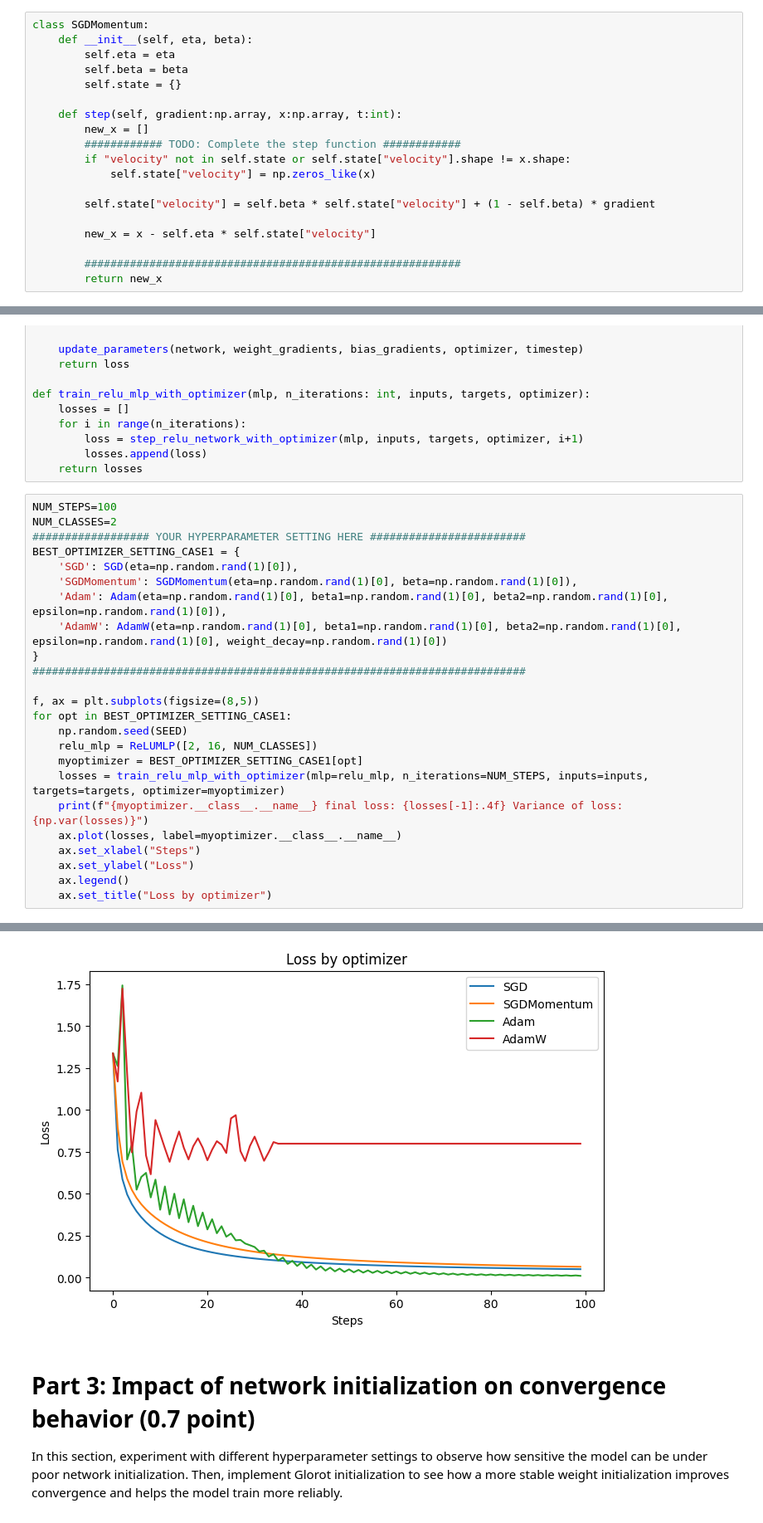
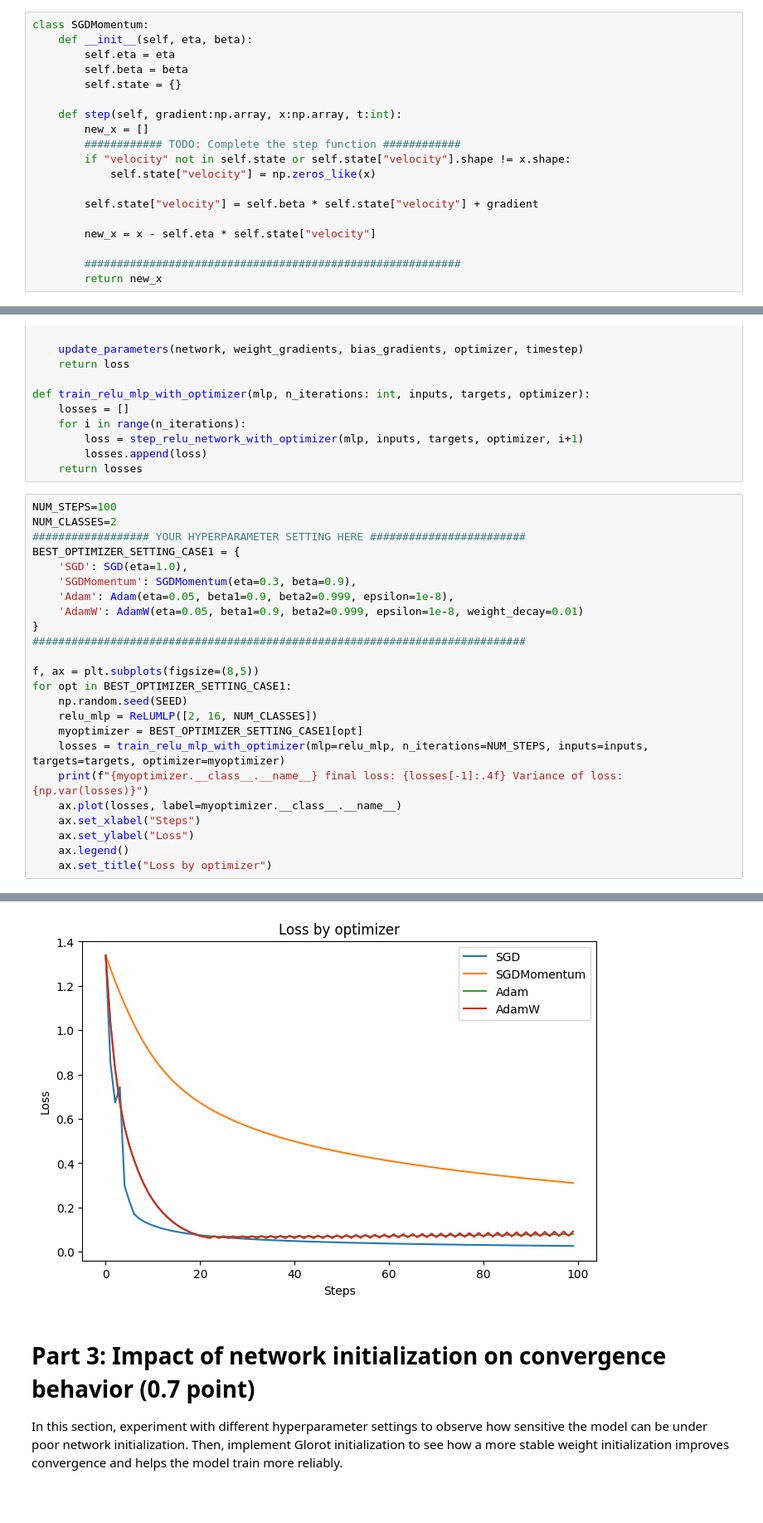
Before and after one commit to KyleDong03/CSC-2516, a Jupyter notebook: Fall26_HW4_Optimizer.ipynb, the cells around one changed output, grey strips where cells are left out. Shown at 83% size. Cells and saved outputs as stored; diff of their text form.

```diff
--- a/Fall26_HW4_Optimizer.ipynb
+++ b/Fall26_HW4_Optimizer.ipynb
@@ -132,7 +132,7 @@ class SGDMomentum:
         if "velocity" not in self.state or self.state["velocity"].shape != x.shape:
             self.state["velocity"] = np.zeros_like(x)
 
-        self.state["velocity"] = self.beta * self.state["velocity"] + (1 - self.beta) * gradient
+        self.state["velocity"] = self.beta * self.state["velocity"] + gradient
 
         new_x = x - self.eta * self.state["velocity"]
 
@@ -568,10 +568,10 @@ NUM_STEPS=100
 NUM_CLASSES=2
 ################## YOUR HYPERPARAMETER SETTING HERE ########################
 BEST_OPTIMIZER_SETTING_CASE1 = {
-    'SGD': SGD(eta=np.random.rand(1)[0]),
-    'SGDMomentum': SGDMomentum(eta=np.random.rand(1)[0], beta=np.random.rand(1)[0]),
-    'Adam': Adam(eta=np.random.rand(1)[0], beta1=np.random.rand(1)[0], beta2=np.random.rand(1)[0], epsilon=np.random.rand(1)[0]),
-    'AdamW': AdamW(eta=np.random.rand(1)[0], beta1=np.random.rand(1)[0], beta2=np.random.rand(1)[0], epsilon=np.random.rand(1)[0], weight_decay=np.random.rand(1)[0])
+    'SGD': SGD(eta=1.0),
+    'SGDMomentum': SGDMomentum(eta=0.3, beta=0.9),
+    'Adam': Adam(eta=0.05, beta1=0.9, beta2=0.999, epsilon=1e-8),
+    'AdamW': AdamW(eta=0.05, beta1=0.9, beta2=0.999, epsilon=1e-8, weight_decay=0.01)
 }
 ############################################################################
 
@@ -595,4 +595,4 @@ AdamW final loss: 0.7996 Variance of loss: 0.017215395612117677
-[figure, old version]
+[figure, new version]
 # %% [markdown]
 # Part 3: Impact of network initialization on convergence behavior (0.7 point)
 
```
Also changed, not shown: parts of 9 cells of this notebook, 1 other file.
